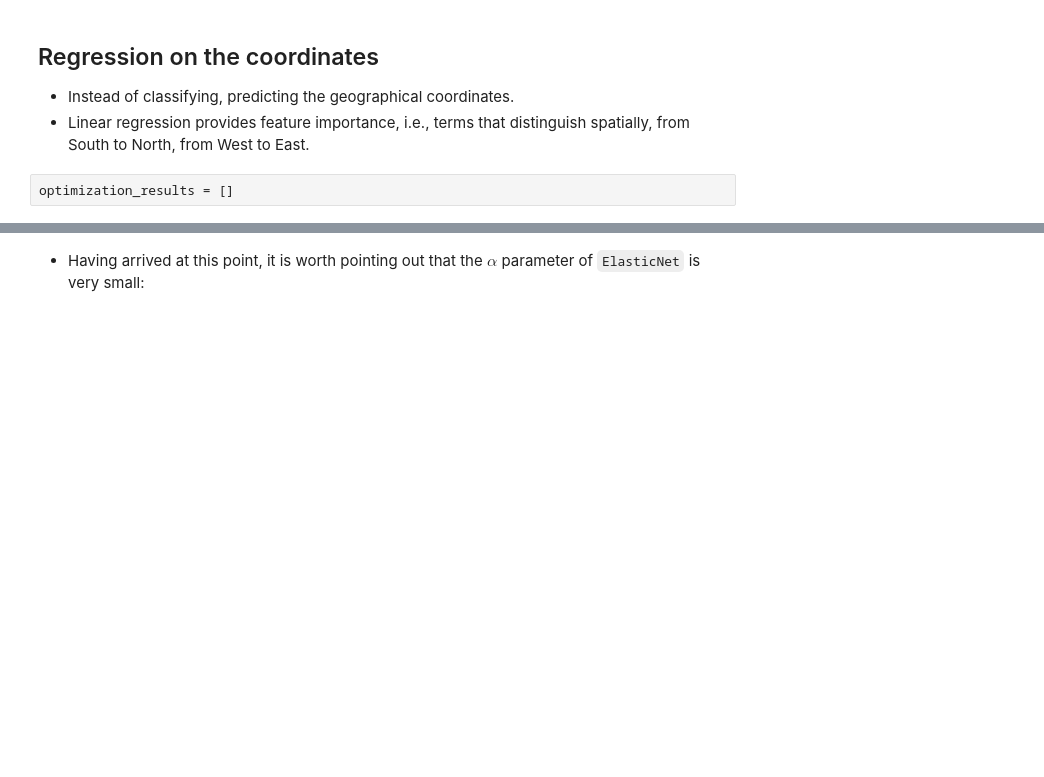
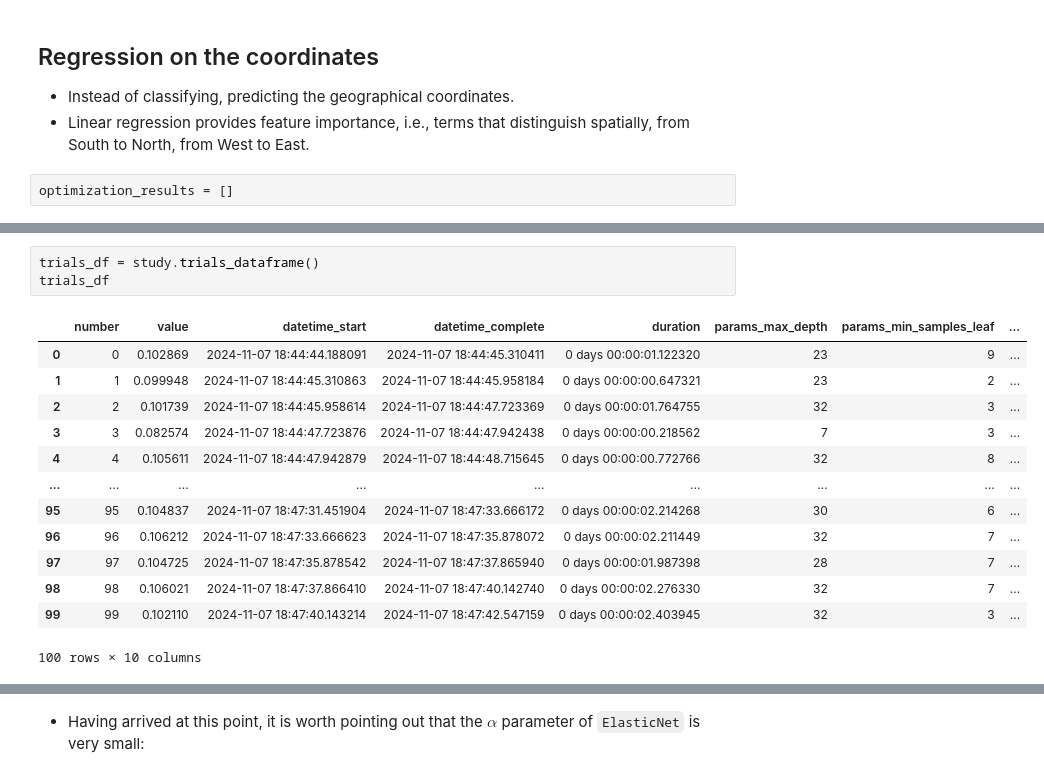
Before and after one commit to greek-proverb-atlas/proverbs.gr, a Jupyter notebook: geolocation.ipynb, the cells around one changed output, grey strips where cells are left out. Drawn from its saved outputs; the diff is of its cells as text; blank space fills up the shorter version.

```diff
--- a/geolocation.ipynb
+++ b/geolocation.ipynb
@@ -660,0 +662,17 @@ best params: {'alpha': 0.0006167913176584872, 'l1_ratio': 0.7277034948352414}
+# %%
+trials_df = study.trials_dataframe()
+trials_df
+# %% [output]
+|  | number | value | datetime_start | datetime_complete | duration | params_max_depth | params_min_samples_leaf | ... |
+| 0 | 0 | 0.102869 | 2024-11-07 18:44:44.188091 | 2024-11-07 18:44:45.310411 | 0 days 00:00:01.122320 | 23 | 9 | ... |
+| 1 | 1 | 0.099948 | 2024-11-07 18:44:45.310863 | 2024-11-07 18:44:45.958184 | 0 days 00:00:00.647321 | 23 | 2 | ... |
+| 2 | 2 | 0.101739 | 2024-11-07 18:44:45.958614 | 2024-11-07 18:44:47.723369 | 0 days 00:00:01.764755 | 32 | 3 | ... |
+| 3 | 3 | 0.082574 | 2024-11-07 18:44:47.723876 | 2024-11-07 18:44:47.942438 | 0 days 00:00:00.218562 | 7 | 3 | ... |
+| 4 | 4 | 0.105611 | 2024-11-07 18:44:47.942879 | 2024-11-07 18:44:48.715645 | 0 days 00:00:00.772766 | 32 | 8 | ... |
+| ... | ... | ... | ... | ... | ... | ... | ... | ... |
+| 95 | 95 | 0.104837 | 2024-11-07 18:47:31.451904 | 2024-11-07 18:47:33.666172 | 0 days 00:00:02.214268 | 30 | 6 | ... |
+| 96 | 96 | 0.106212 | 2024-11-07 18:47:33.666623 | 2024-11-07 18:47:35.878072 | 0 days 00:00:02.211449 | 32 | 7 | ... |
+| 97 | 97 | 0.104725 | 2024-11-07 18:47:35.878542 | 2024-11-07 18:47:37.865940 | 0 days 00:00:01.987398 | 28 | 7 | ... |
+| 98 | 98 | 0.106021 | 2024-11-07 18:47:37.866410 | 2024-11-07 18:47:40.142740 | 0 days 00:00:02.276330 | 32 | 7 | ... |
+| 99 | 99 | 0.102110 | 2024-11-07 18:47:40.143214 | 2024-11-07 18:47:42.547159 | 0 days 00:00:02.403945 | 32 | 3 | ... |
+100 rows × 10 columns
```
Also changed, not shown: parts of 43 cells of this notebook.
